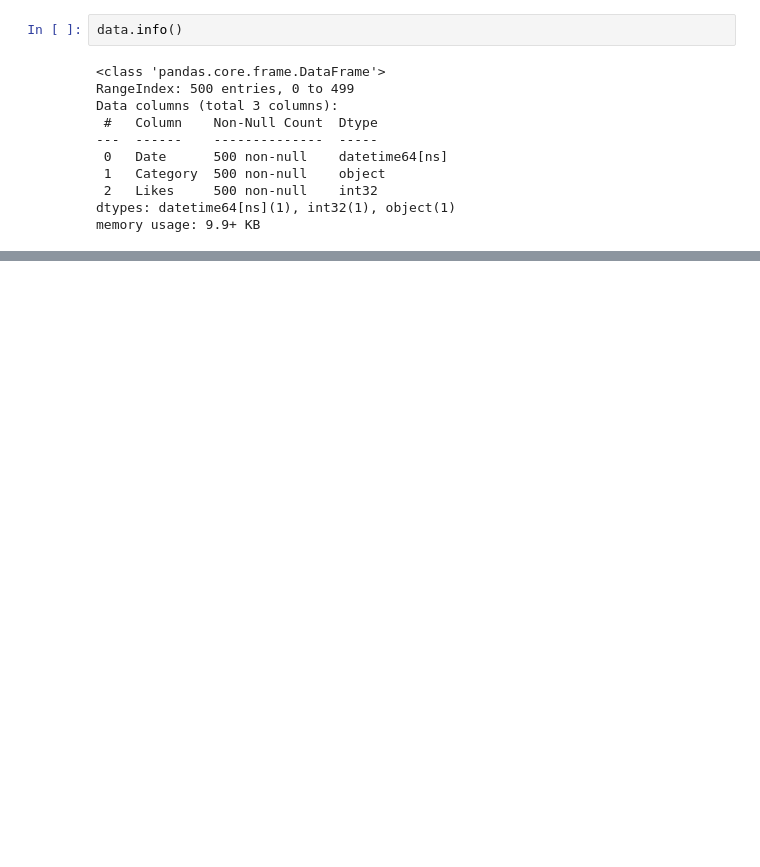
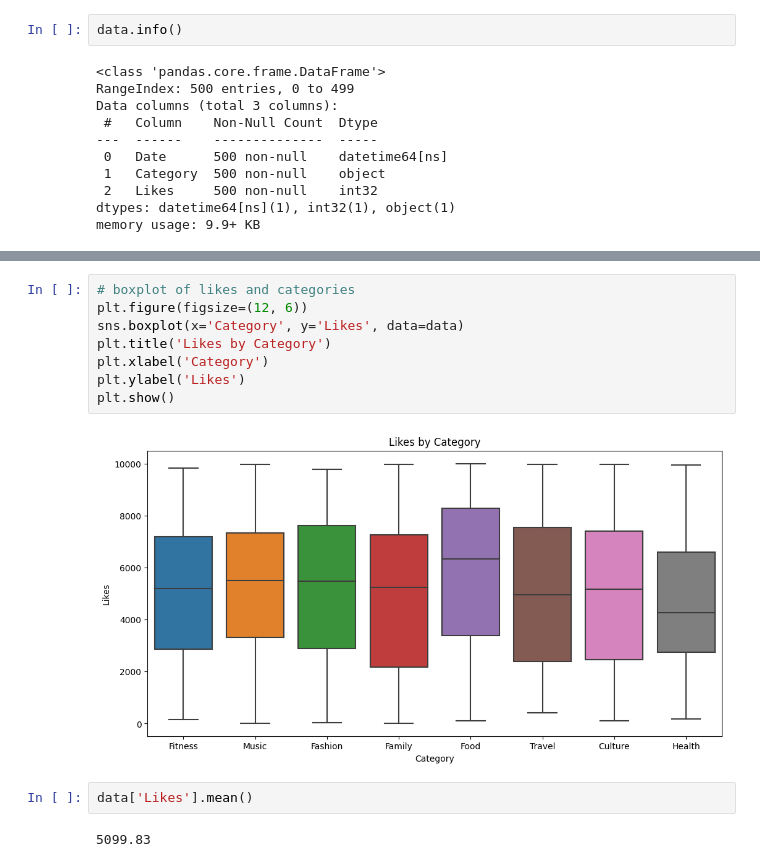
Before and after one commit to Farbodkhm/Clean-and-analyze-social-media-usage-data-with-Python---Coursera, a Jupyter notebook: main.ipynb, the cells around one changed output, grey strips where cells are left out. Saved outputs shown, nothing was run; the diff lists cells and outputs as text; blank space fills up the shorter version.

```diff
--- a/main.ipynb
+++ b/main.ipynb
@@ -68,0 +135,14 @@ Name: Category, dtype: int64
+# %%
+# boxplot of likes and categories
+plt.figure(figsize=(12, 6))
+sns.boxplot(x='Category', y='Likes', data=data)
+plt.title('Likes by Category')
+plt.xlabel('Category')
+plt.ylabel('Likes')
+plt.show()
+# %% [output]
+[figure, added]
+# %%
+data['Likes'].mean()
+# %% [output]
+5099.83
```
Also changed, not shown: parts of 14 cells of this notebook.
